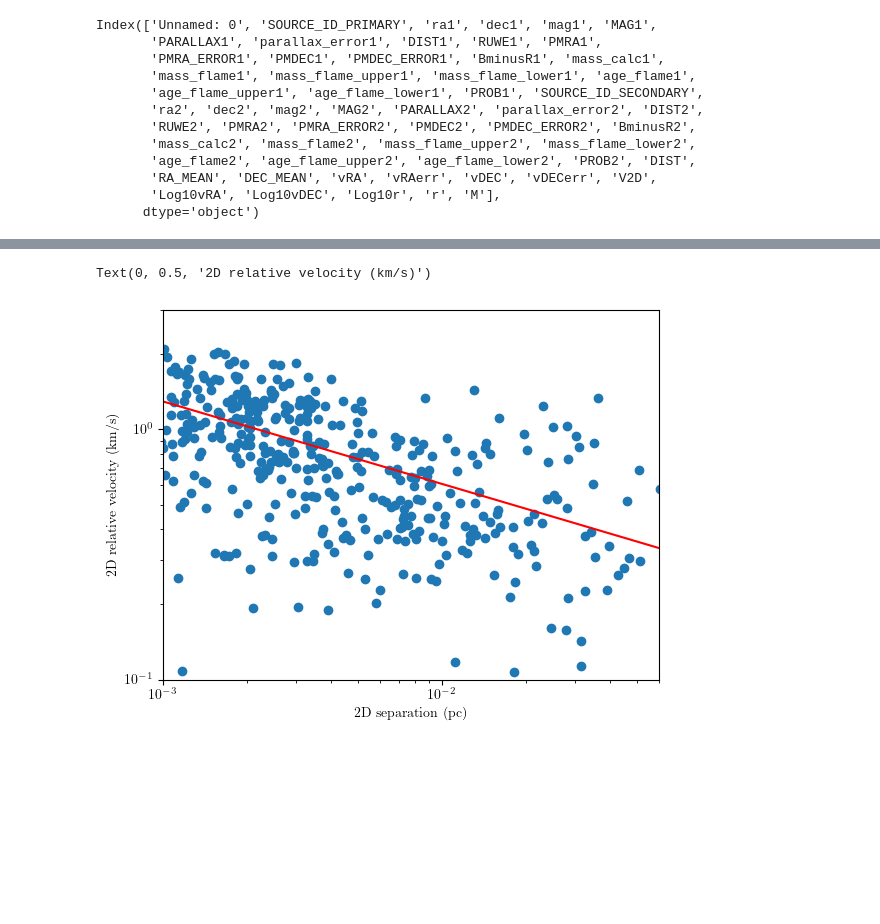
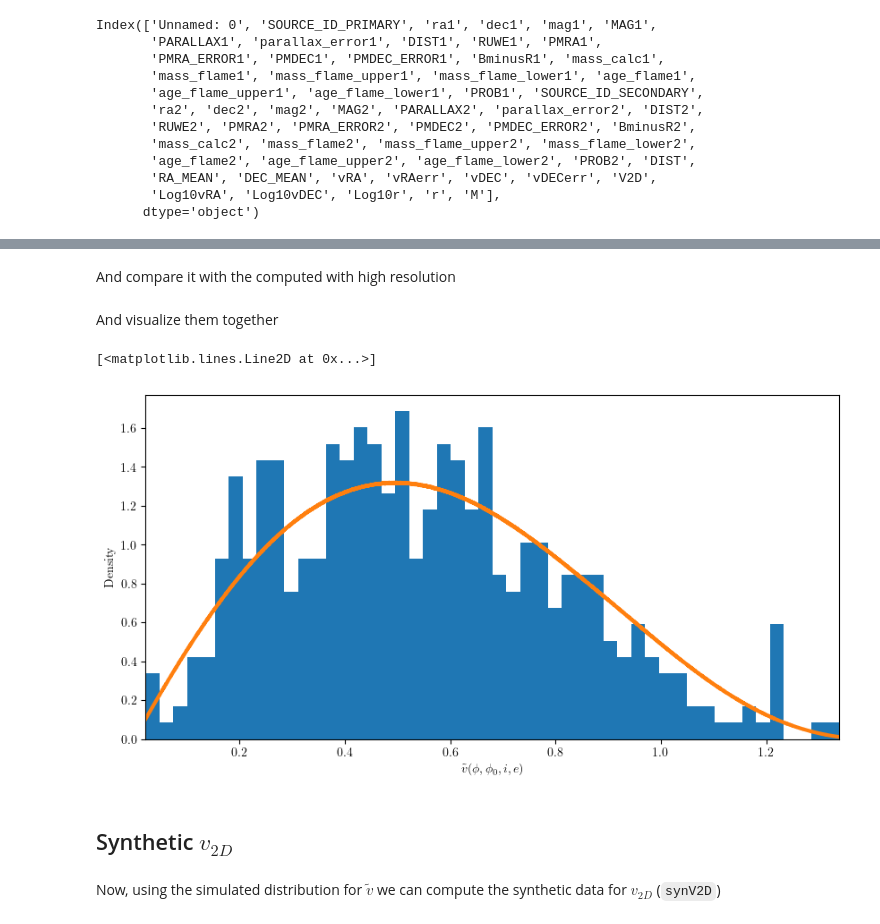
Before and after one commit to aaguayoo/binary-statistics, a Jupyter notebook: python/notebooks/binary_data.ipynb, the cells around one changed output, grey strips where cells are left out. Cells and saved outputs as stored; diff of their text form; code cells hidden in the pictures; blank space fills up the shorter version.

```diff
--- a/python/notebooks/binary_data.ipynb
+++ b/python/notebooks/binary_data.ipynb
@@ -118,18 +203,2 @@ Text(0, 0.5, '2D relative velocity (km/s)')
-# %%
-params, params_covariance = curve_fit(power_law, df["r"], df["V2D"])
-
-C, alpha = params
-
-fig, ax = plt.subplots()
-x = np.linspace(0.001, 0.06, 1000)
-ax.scatter(df["r"], df["V2D"])
-ax.plot(x, power_law(x, C, alpha), color="red")
-plt.xscale("log")
-plt.yscale("log")
-ax.set_xlim(0.001,0.06)
-ax.set_ylim(0.1,3)
-ax.set_xlabel("2D separation (pc)")
-ax.set_ylabel("2D relative velocity (km/s)")
-# %% [output]
-Text(0, 0.5, '2D relative velocity (km/s)')
-[figure]
+# %% [markdown]
+And compare it with the computed with high resolution
@@ -135,0 +216,19 @@ Text(0, 0.5, '2D relative velocity (km/s)')
+# %% [markdown]
+And visualize them together
+# %%
+fig, ax = plot_histogram(
+    v_tilde,
+    bins=50,
+    density=True,
+    x_params={
+        "label":"$\\tilde{v}(\\phi, \\phi_0, i, e)$",
+    },
+)
+ax.plot(v, v_dist, linewidth=3)
+# %% [output]
+[<matplotlib.lines.Line2D at 0x...>]
+[figure, added]
+# %% [markdown]
+## Synthetic $v_{2D}$
+# %% [markdown]
+Now, using the simulated distribution for $\tilde{v}$ we can compute the synthetic data for $v_{2D}$ (`synV2D`)
```
Also changed, not shown: parts of 35 cells of this notebook.
